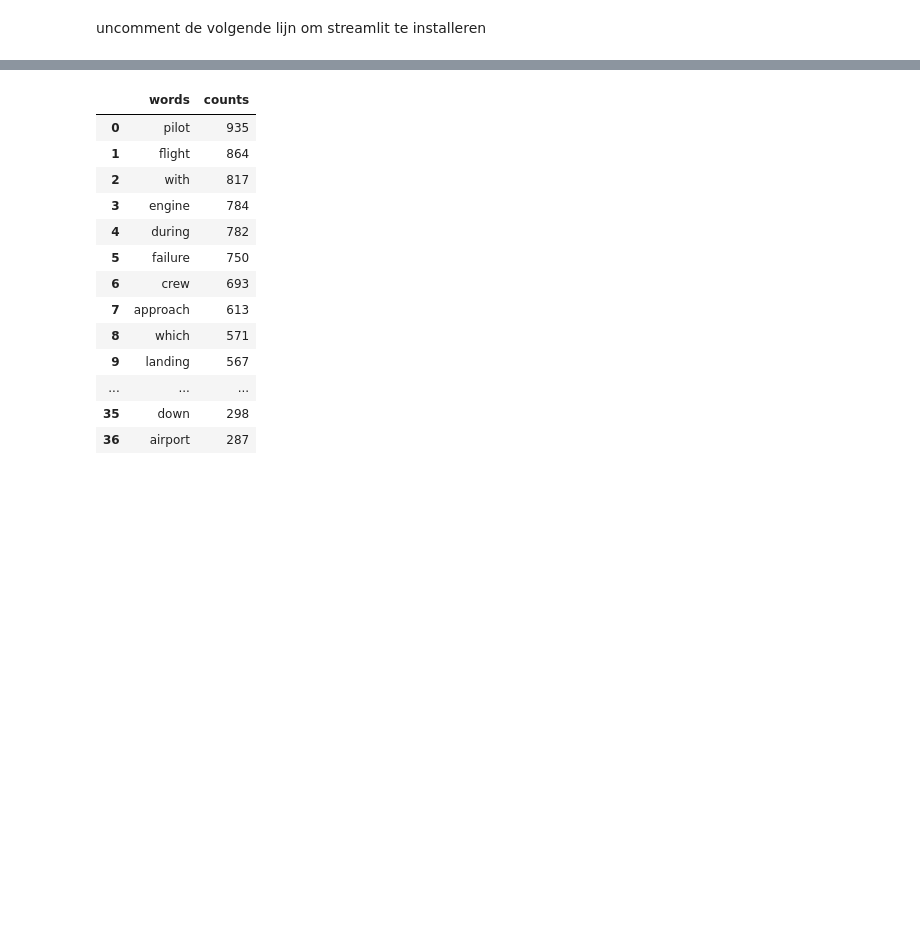
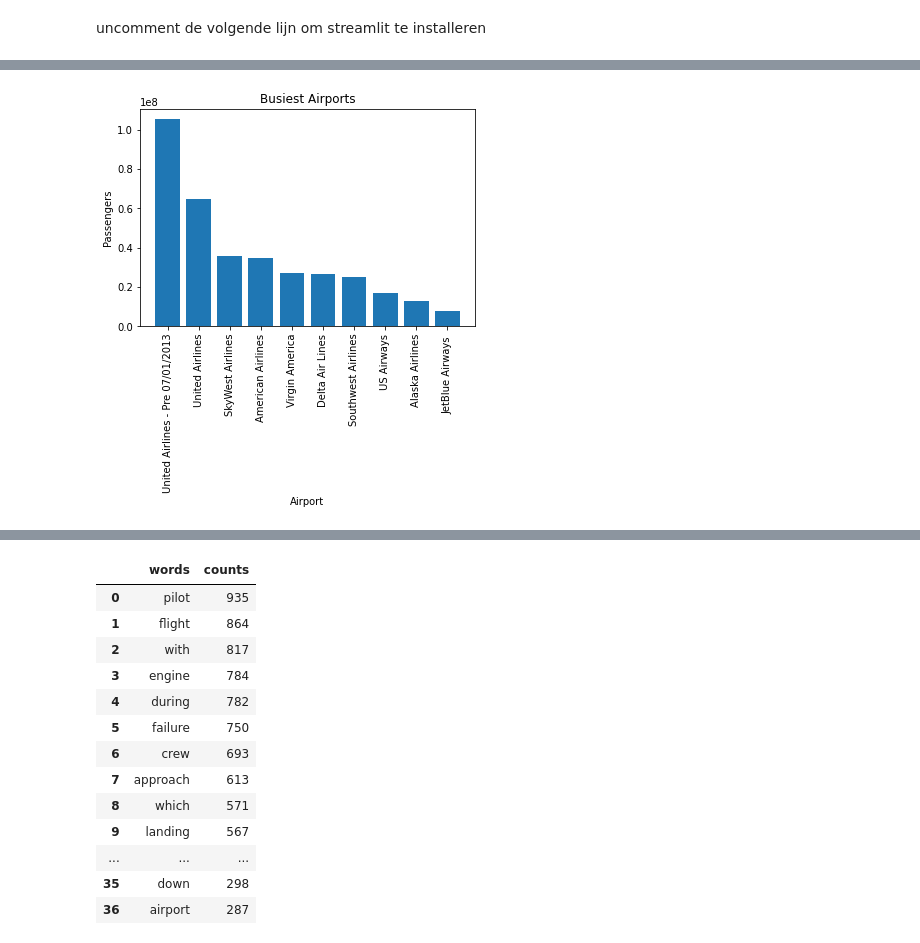
Before and after one commit to Stemt/DS-groep-6, a Jupyter notebook: Case-2/case_2.ipynb, the cells around one changed output, grey strips where cells are left out. Drawn from its saved outputs; the diff is of its cells as text; code cells hidden in the pictures; blank space fills up the shorter version.

Commit message:
added passenger stats

```diff
--- a/Case-2/case_2.ipynb
+++ b/Case-2/case_2.ipynb
@@ -24,3 +42,14 @@ for file in files:
     if ".zip" in file:
         with zipfile.ZipFile(f"data/{file}","r") as zip_ref:
             zip_ref.extractall("data")
+# %%
+busiest_airports = Air_Traffic.groupby('Operating Airline').sum()['Passenger Count'].sort_values(ascending=False)[:10]
+
+plt.bar(busiest_airports.index, busiest_airports.values)
+plt.xticks(rotation=90)
+plt.xlabel('Airport')
+plt.ylabel('Passengers')
+plt.title('Busiest Airports')
+plt.show()
+# %% [output]
+[figure, added]
```
Also changed, not shown: parts of 8 cells of this notebook, 1 other file.
